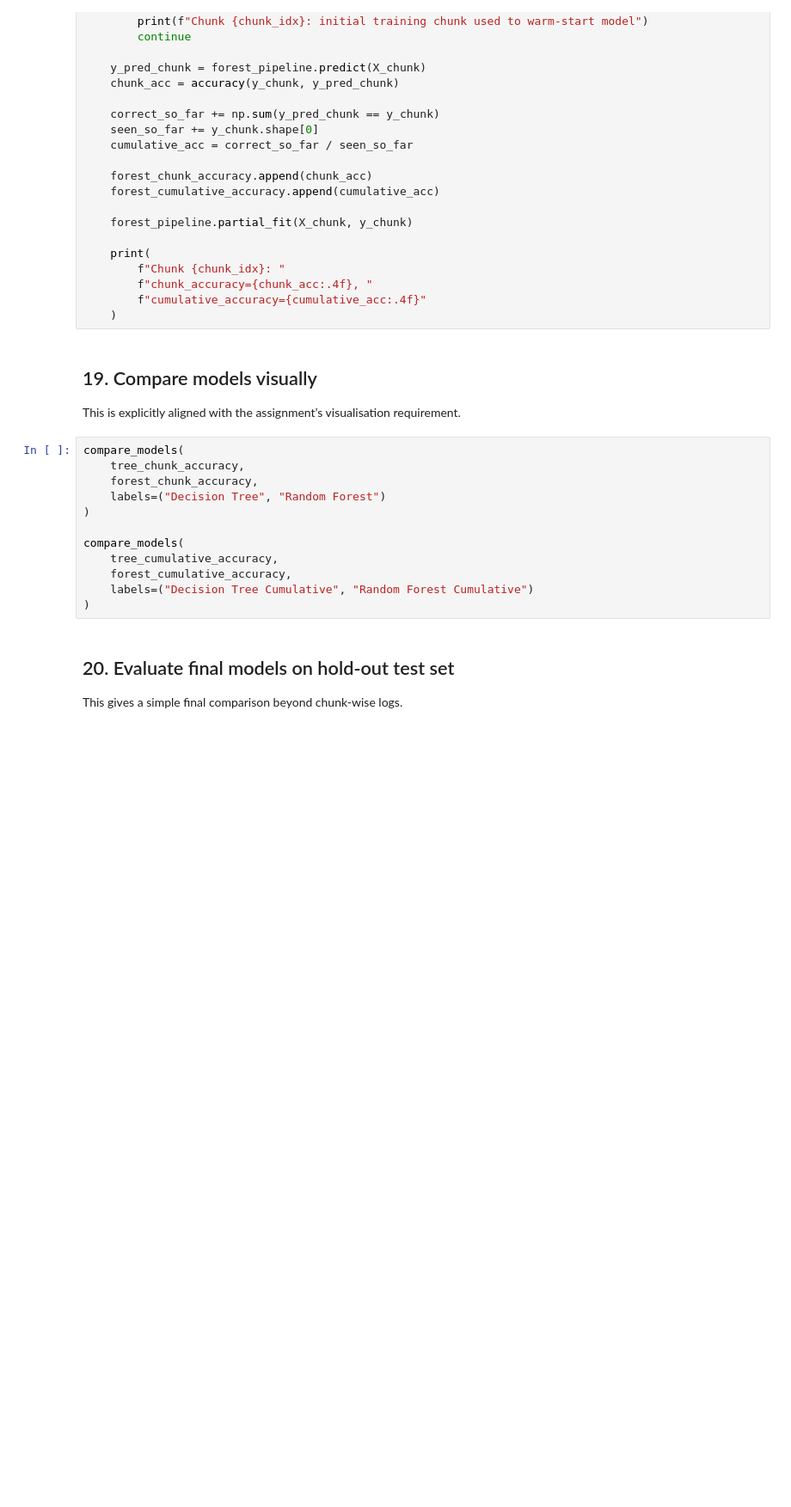
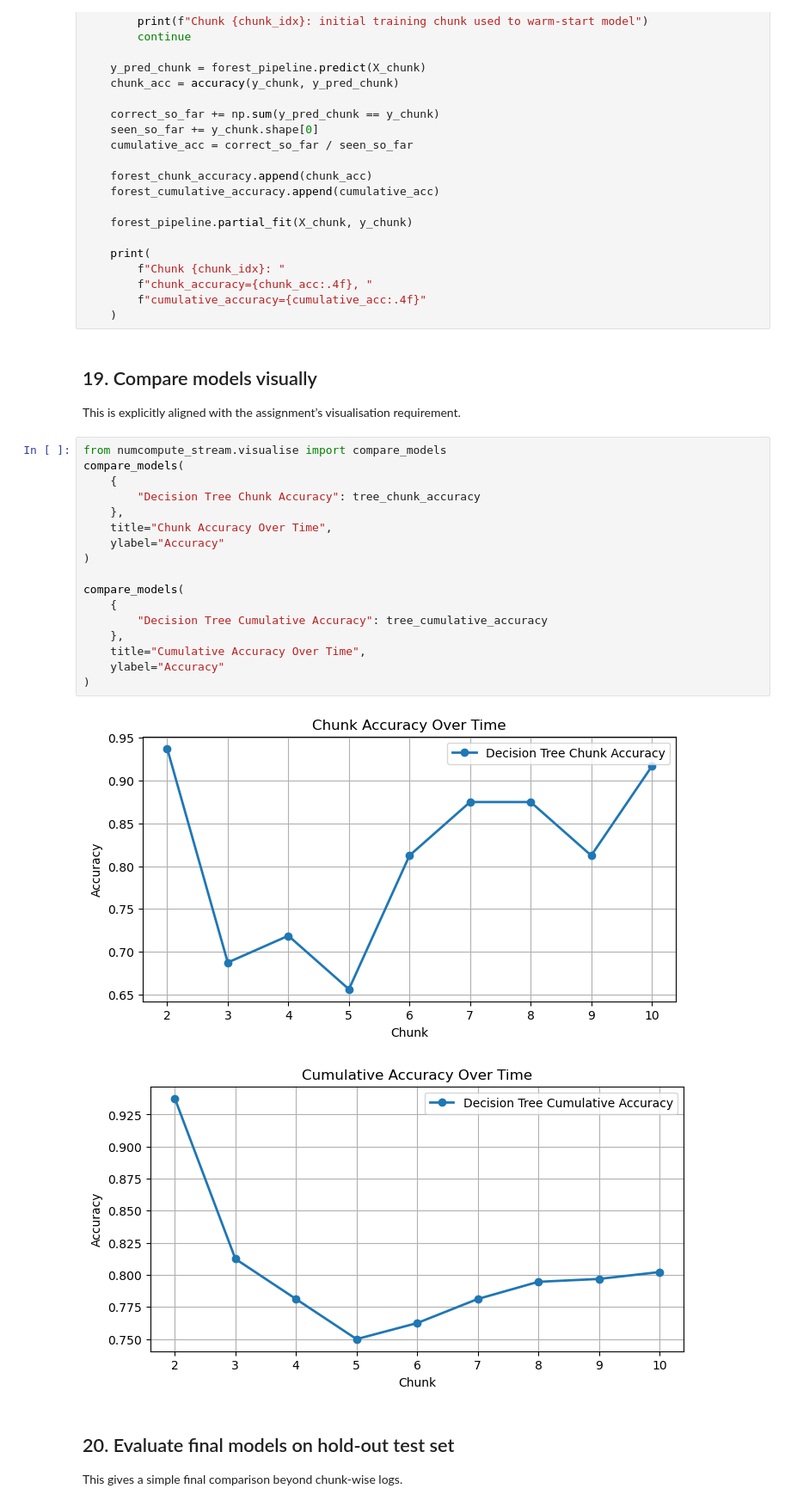
Before and after one commit to Sanzana-shreya/NumCompute, a Jupyter notebook: demo/stream_demo.ipynb, the cells around one changed output. Shown at 86% size. Saved outputs shown, nothing was run; the diff lists cells and outputs as text; blank space fills up the shorter version.

```diff
--- a/demo/stream_demo.ipynb
+++ b/demo/stream_demo.ipynb
@@ -1024,17 +1100,25 @@ for chunk_idx, (X_chunk, y_chunk) in enumerate(train_chunks):
 
 This is explicitly aligned with the assignment’s visualisation requirement.
 # %%
+from numcompute_stream.visualise import compare_models
 compare_models(
-    tree_chunk_accuracy,
-    forest_chunk_accuracy,
-    labels=("Decision Tree", "Random Forest")
+    {
+        "Decision Tree Chunk Accuracy": tree_chunk_accuracy
+    },
+    title="Chunk Accuracy Over Time",
+    ylabel="Accuracy"
 )
 
 compare_models(
-    tree_cumulative_accuracy,
-    forest_cumulative_accuracy,
-    labels=("Decision Tree Cumulative", "Random Forest Cumulative")
+    {
+        "Decision Tree Cumulative Accuracy": tree_cumulative_accuracy
+    },
+    title="Cumulative Accuracy Over Time",
+    ylabel="Accuracy"
 )
+# %% [output]
+[figure, added]
+[figure, added]
 # %% [markdown]
 ## 20. Evaluate final models on hold-out test set
 
```
Also changed, not shown: parts of 22 cells of this notebook, 3 other files.
